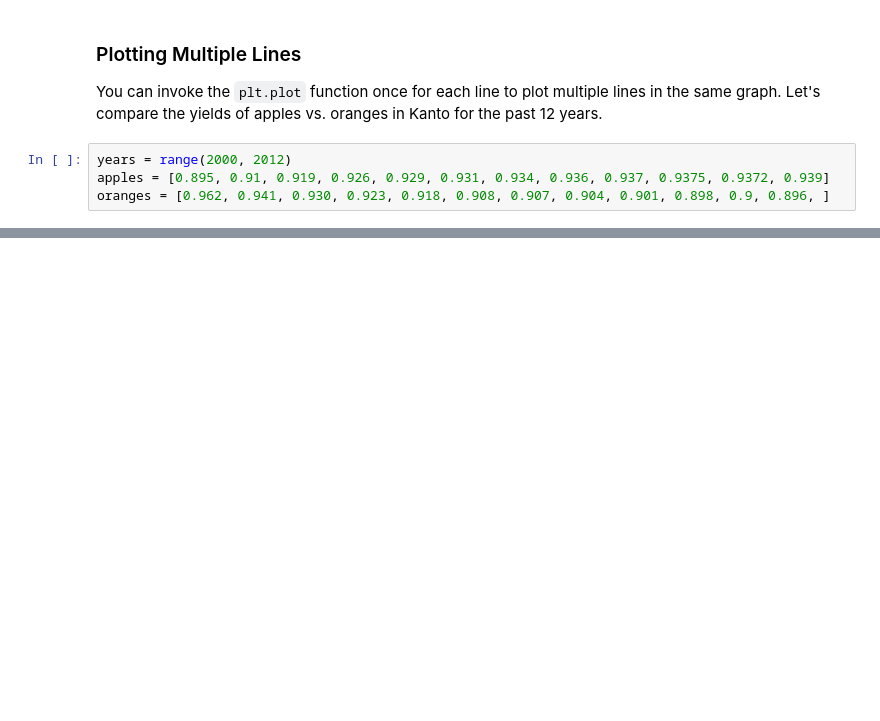
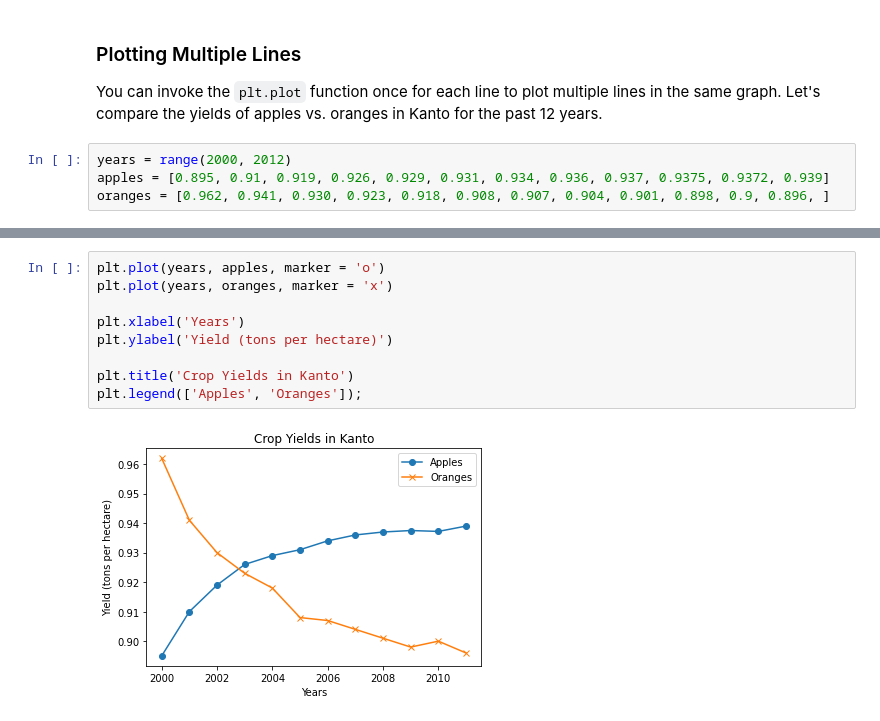
Before and after one commit to simaco11/Matplotlib-and-Seaborn-Tutorial, a Jupyter notebook: tutorial.ipynb, the cells around one changed output, grey strips where cells are left out. Saved outputs shown, nothing was run; the diff lists cells and outputs as text; blank space fills up the shorter version.

```diff
--- a/tutorial.ipynb
+++ b/tutorial.ipynb
@@ -68,0 +88,11 @@ plt.ylabel('Yield (Tons per hectare)');
+# %%
+plt.plot(years, apples, marker = 'o')
+plt.plot(years, oranges, marker = 'x')
+
+plt.xlabel('Years')
+plt.ylabel('Yield (tons per hectare)')
+
+plt.title('Crop Yields in Kanto')
+plt.legend(['Apples', 'Oranges']);
+# %% [output]
+[figure, added]
```
Also changed, not shown: parts of 4 cells of this notebook.
